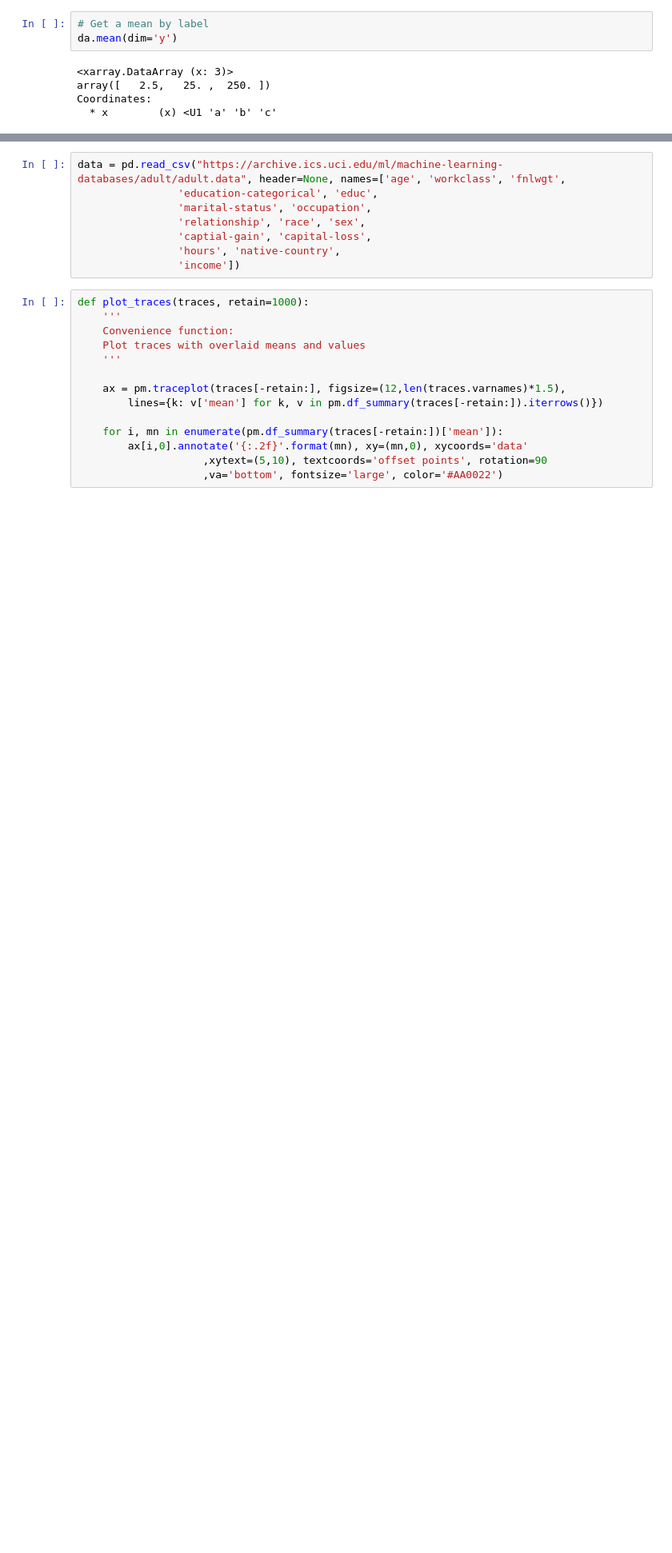
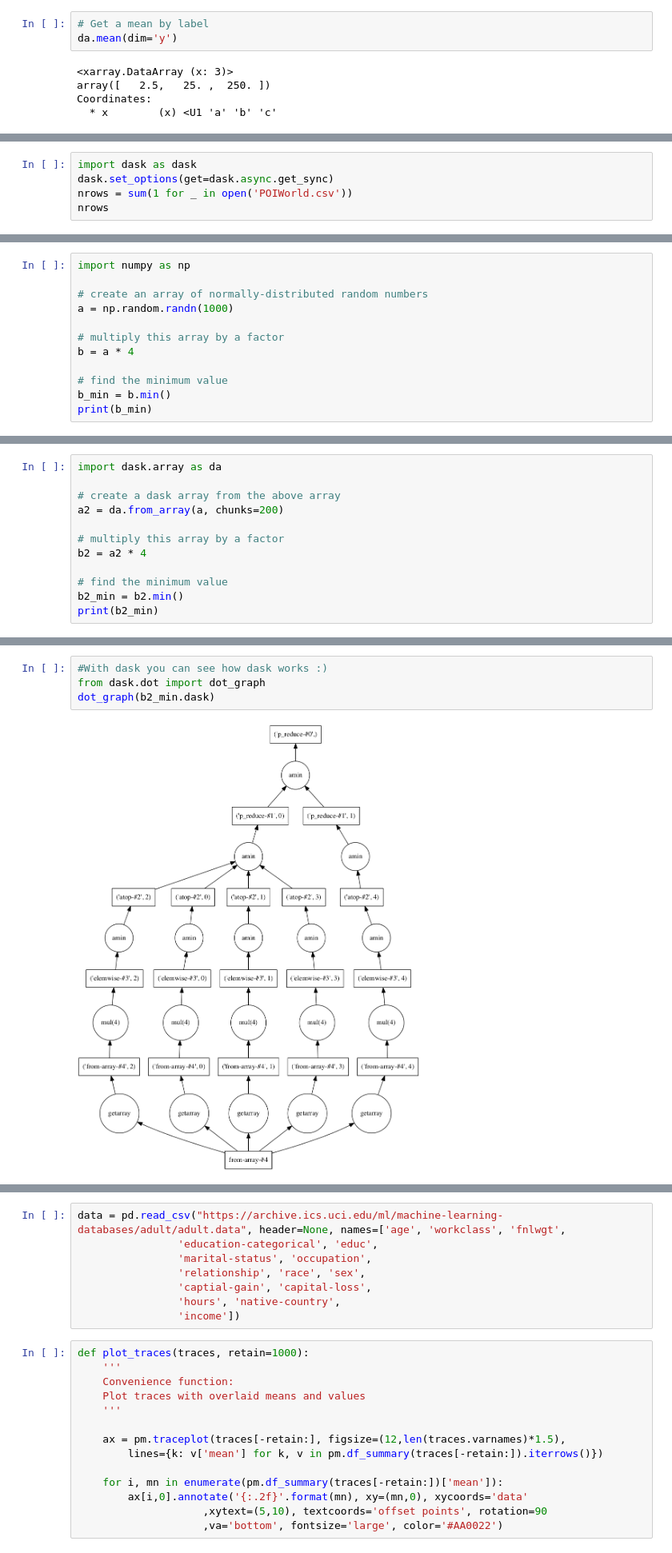
Before and after one commit to springcoil/pydataamsterdamkeynote, a Jupyter notebook: PyDataStack2016.ipynb, the cells around one changed output, grey strips where cells are left out. Shown at 80% size. Saved outputs shown, nothing was run; the diff lists cells and outputs as text; blank space fills up the shorter version.

```diff
--- a/PyDataStack2016.ipynb
+++ b/PyDataStack2016.ipynb
@@ -162,0 +416,5 @@ What about Dask
+# %%
+import dask as dask
+dask.set_options(get=dask.async.get_sync)
+nrows = sum(1 for _ in open('POIWorld.csv'))
+nrows
@@ -162,0 +423,12 @@ What about Dask
+# %%
+import numpy as np
+
+# create an array of normally-distributed random numbers
+a = np.random.randn(1000)
+
+# multiply this array by a factor
+b = a * 4
+
+# find the minimum value
+b_min = b.min()
+print(b_min)
@@ -162,0 +437,12 @@ What about Dask
+# %%
+import dask.array as da
+
+# create a dask array from the above array
+a2 = da.from_array(a, chunks=200)
+
+# multiply this array by a factor
+b2 = a2 * 4
+
+# find the minimum value
+b2_min = b2.min()
+print(b2_min)
@@ -162,0 +451,6 @@ What about Dask
+# %%
+#With dask you can see how dask works :)
+from dask.dot import dot_graph
+dot_graph(b2_min.dask)
+# %% [output]
+[figure, added]
```
Also changed, not shown: parts of 63 cells of this notebook, 6 other files.
